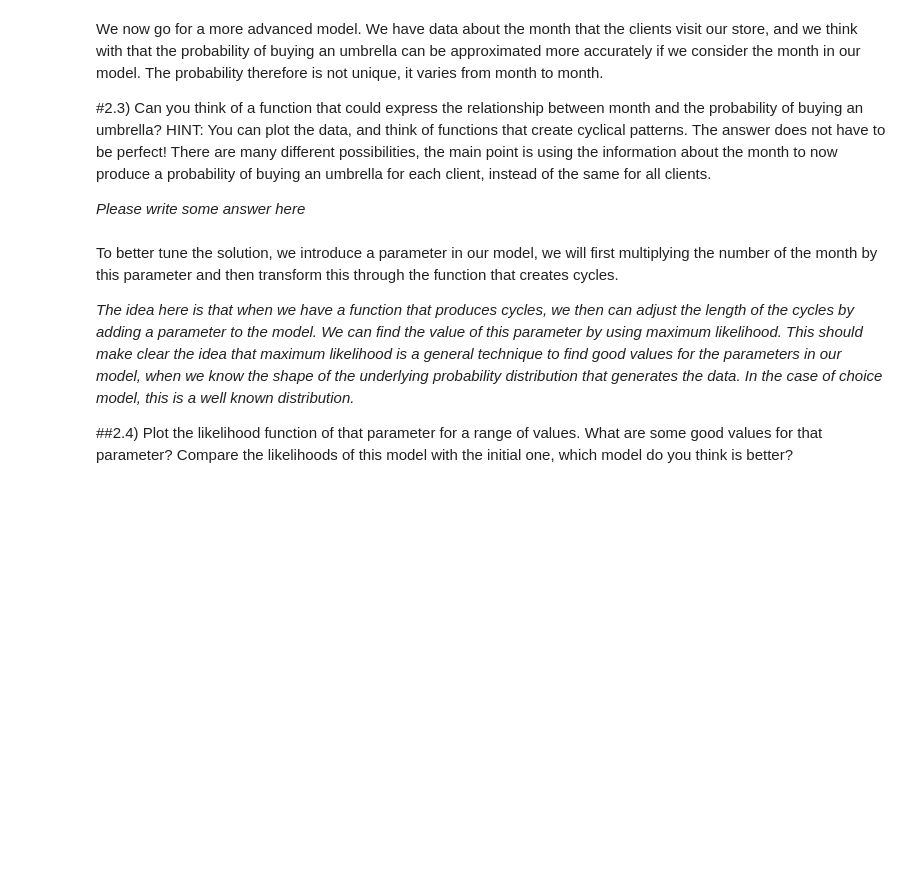
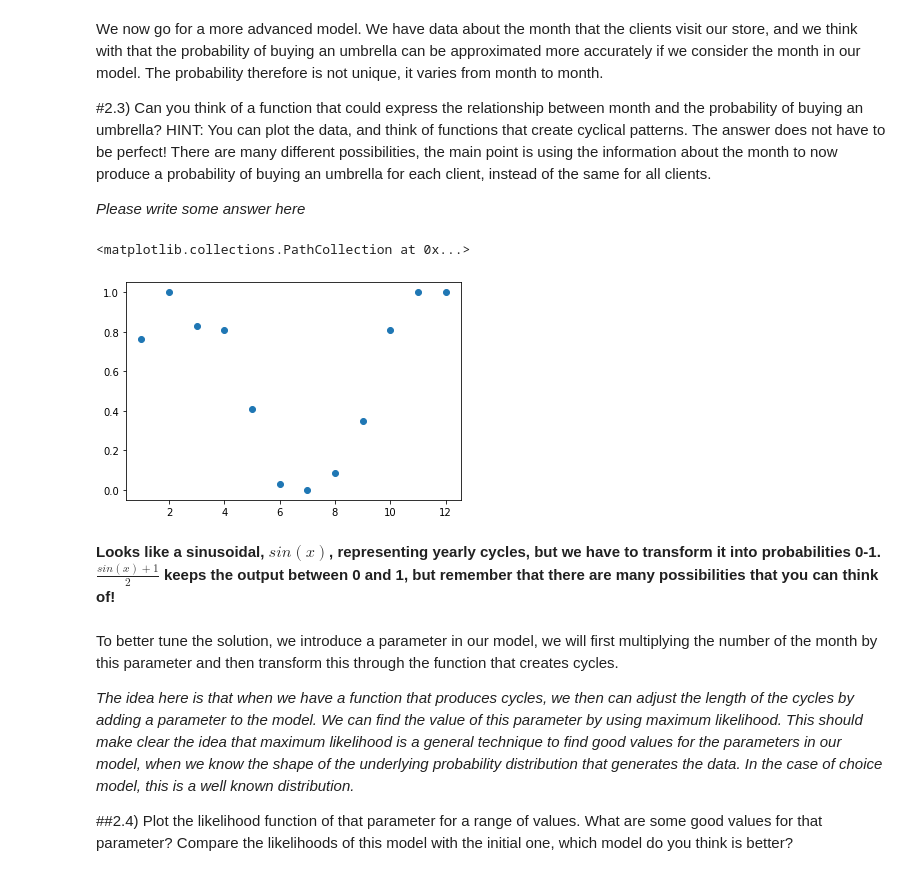
Before and after one commit to pmontman/tmp_choicemodels, a Jupyter notebook: nb/tutorials/solutions/WK_02b_sol_tut_likeli.ipynb, the cells around one changed output. Drawn from its saved outputs; the diff is of its cells as text; code cells hidden in the pictures; blank space fills up the shorter version.

```diff
--- a/nb/tutorials/solutions/WK_02b_sol_tut_likeli.ipynb
+++ b/nb/tutorials/solutions/WK_02b_sol_tut_likeli.ipynb
@@ -58,6 +76,15 @@ We now go for a more advanced model. We have data about the month that the clien
 HINT: You can plot the data, and think of functions that create cyclical patterns. The answer does not have to be perfect! There are many different possibilities, the main point is using the information about the month to now produce a probability of buying an umbrella for each client, instead of the same for all clients.
 
 *Please write some answer here*
+# %%
+#lets plot the estimation of probabilities per month
+bymonth = umbrella_df.groupby('month').mean()
+plt.scatter(bymonth.index, bymonth['buy_umbr'])
+# %% [output]
+<matplotlib.collections.PathCollection at 0x...>
+[figure, added]
+# %% [markdown]
+**Looks like a sinusoidal, $sin(x)$, representing yearly cycles, but we have to transform it into probabilities 0-1. $\frac{sin(x) +1}{2}$ keeps the output between 0 and 1, but remember that there are many possibilities that you can think of!**
 # %% [markdown]
 To better tune the solution, we introduce a parameter in our model, we will first multiplying the number of the month by this parameter and then transform this through the function that creates cycles.
 
```
Also changed, not shown: parts of 5 cells of this notebook.
